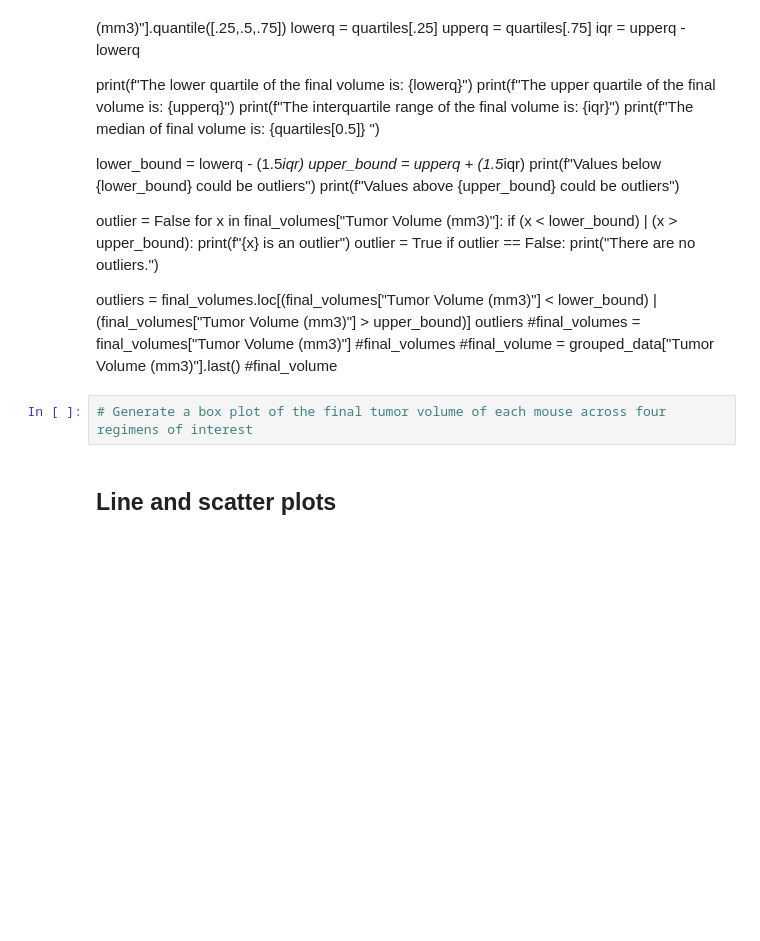
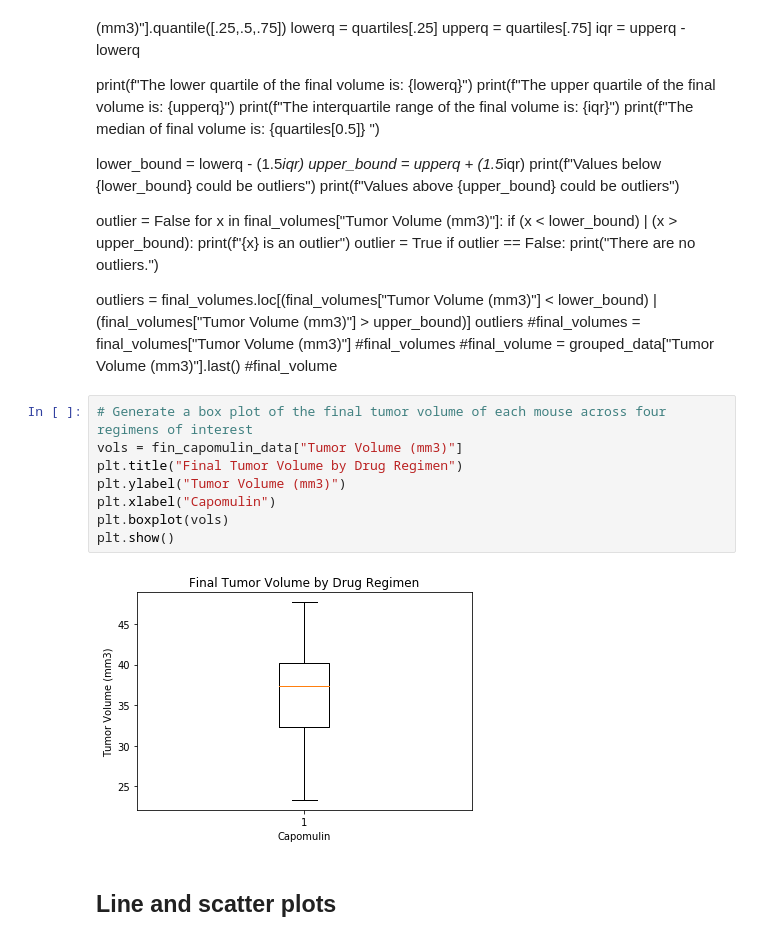
Before and after one commit to BenSnyder90/matplotlib-challenge, a Jupyter notebook: Pymaceuticals/pymaceuticals_starter.ipynb, the cells around one changed output. Saved outputs shown, nothing was run; the diff lists cells and outputs as text; blank space fills up the shorter version.

Commit message:
Adding quartile breakdowns and box plots...Should've used a for loop

```diff
--- a/Pymaceuticals/pymaceuticals_starter.ipynb
+++ b/Pymaceuticals/pymaceuticals_starter.ipynb
@@ -280,6 +303,14 @@ outliers
 #final_volume
 # %%
 # Generate a box plot of the final tumor volume of each mouse across four regimens of interest
+vols = fin_capomulin_data["Tumor Volume (mm3)"]
+plt.title("Final Tumor Volume by Drug Regimen")
+plt.ylabel("Tumor Volume (mm3)")
+plt.xlabel("Capomulin")
+plt.boxplot(vols)
+plt.show()
+# %% [output]
+[figure, added]
 # %% [markdown]
 ## Line and scatter plots
 # %%
```
Also changed, not shown: parts of 1 cell of this notebook.
